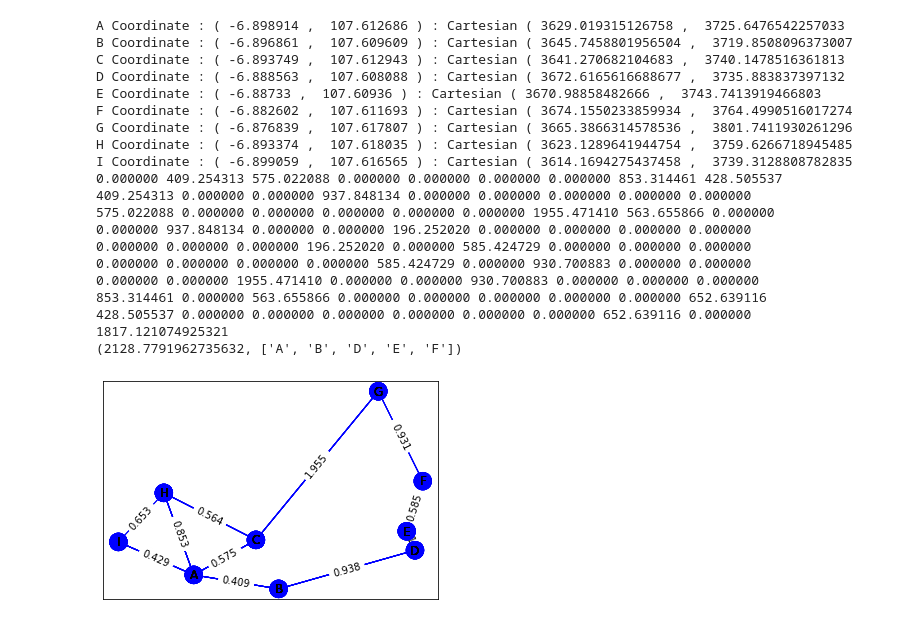
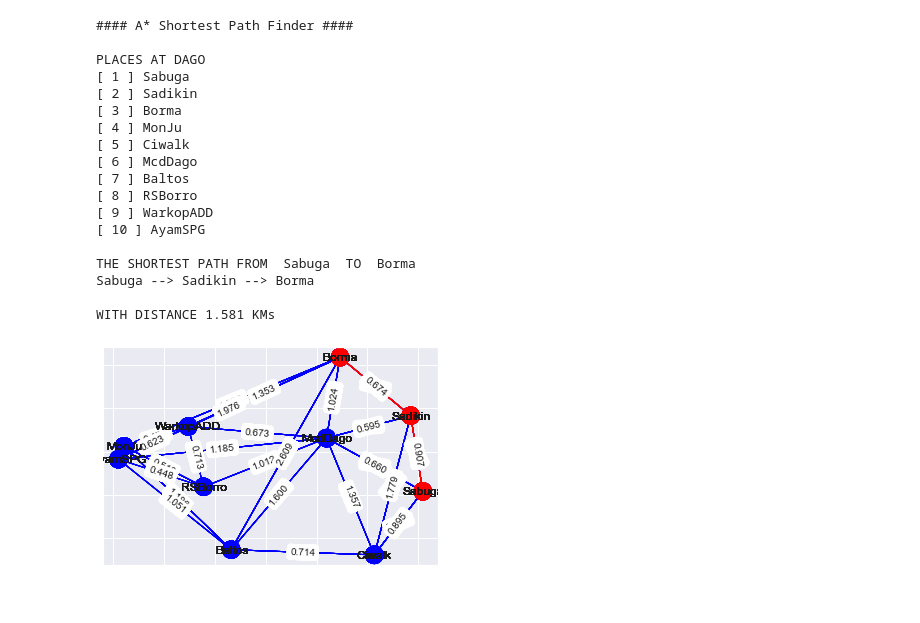
Before and after one commit to alifbhadrika/shortest-path-a-star, a Jupyter notebook: src/AStar.ipynb, the cells around one changed output. Cells and saved outputs as stored; diff of their text form; code cells hidden in the pictures.

Commit message:
add main program

```diff
--- a/src/AStar.ipynb
+++ b/src/AStar.ipynb
@@ -7,24 +3,22 @@ import main
 # %%
-main.test()
+main.start()
 # %% [output]
-A Coordinate : ( -6.898914 ,  107.612686 ) : Cartesian ( 3629.019315126758 ,  3725.6476542257033
-B Coordinate : ( -6.896861 ,  107.609609 ) : Cartesian ( 3645.7458801956504 ,  3719.8508096373007
-C Coordinate : ( -6.893749 ,  107.612943 ) : Cartesian ( 3641.270682104683 ,  3740.1478516361813
-D Coordinate : ( -6.888563 ,  107.608088 ) : Cartesian ( 3672.6165616688677 ,  3735.883837397132
-E Coordinate : ( -6.88733 ,  107.60936 ) : Cartesian ( 3670.98858482666 ,  3743.7413919466803
-F Coordinate : ( -6.882602 ,  107.611693 ) : Cartesian ( 3674.1550233859934 ,  3764.4990516017274
-G Coordinate : ( -6.876839 ,  107.617807 ) : Cartesian ( 3665.3866314578536 ,  3801.7411930261296
-H Coordinate : ( -6.893374 ,  107.618035 ) : Cartesian ( 3623.1289641944754 ,  3759.6266718945485
-I Coordinate : ( -6.899059 ,  107.616565 ) : Cartesian ( 3614.1694275437458 ,  3739.3128808782835
-0.000000 409.254313 575.022088 0.000000 0.000000 0.000000 0.000000 853.314461 428.505537
-409.254313 0.000000 0.000000 937.848134 0.000000 0.000000 0.000000 0.000000 0.000000
-575.022088 0.000000 0.000000 0.000000 0.000000 0.000000 1955.471410 563.655866 0.000000
-0.000000 937.848134 0.000000 0.000000 196.252020 0.000000 0.000000 0.000000 0.000000
-0.000000 0.000000 0.000000 196.252020 0.000000 585.424729 0.000000 0.000000 0.000000
-0.000000 0.000000 0.000000 0.000000 585.424729 0.000000 930.700883 0.000000 0.000000
-0.000000 0.000000 1955.471410 0.000000 0.000000 930.700883 0.000000 0.000000 0.000000
-853.314461 0.000000 563.655866 0.000000 0.000000 0.000000 0.000000 0.000000 652.639116
-428.505537 0.000000 0.000000 0.000000 0.000000 0.000000 0.000000 652.639116 0.000000
-1817.121074925321
-(2128.7791962735632, ['A', 'B', 'D', 'E', 'F'])
+#### A* Shortest Path Finder ####
+
+PLACES AT DAGO
+[ 1 ] Sabuga
+[ 2 ] Sadikin
+[ 3 ] Borma
+[ 4 ] MonJu
+[ 5 ] Ciwalk
+[ 6 ] McdDago
+[ 7 ] Baltos
+[ 8 ] RSBorro
+[ 9 ] WarkopADD
+[ 10 ] AyamSPG
+
+THE SHORTEST PATH FROM  Sabuga  TO  Borma
+Sabuga --> Sadikin --> Borma
+
+WITH DISTANCE 1.581 KMs
-[figure, old version]
+[figure, new version]
```
Also changed, not shown: parts of 2 cells of this notebook, 3 other files.
